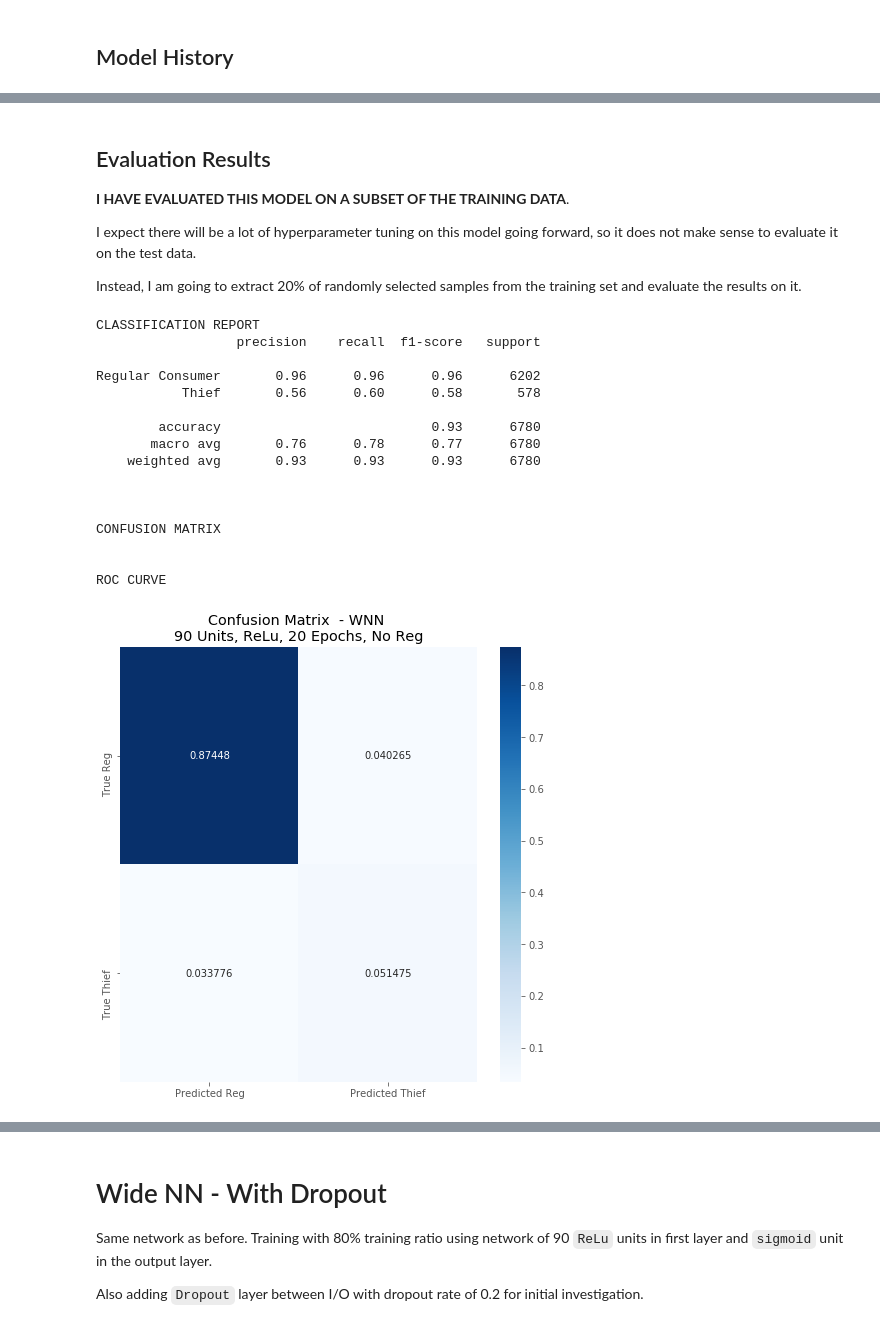
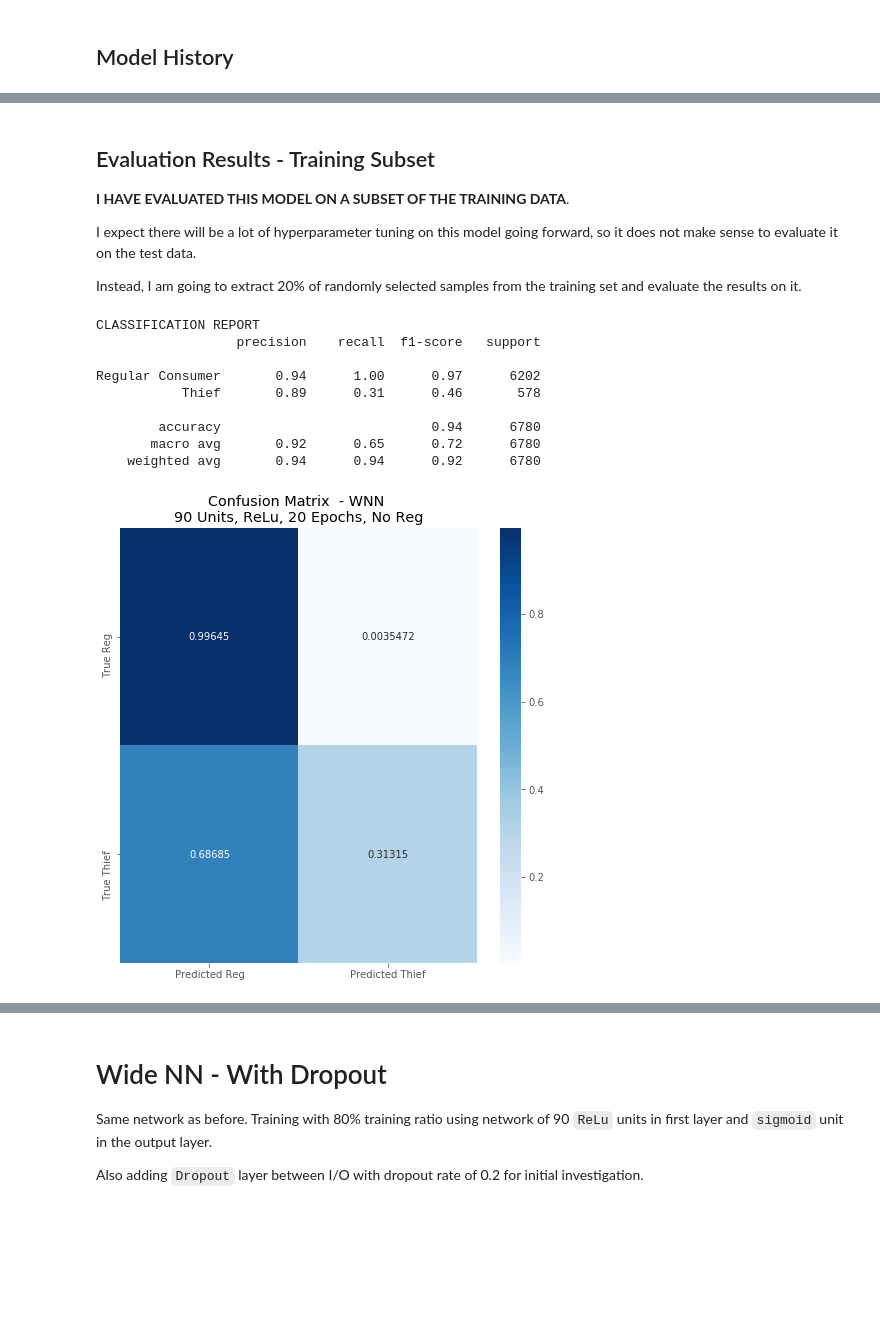
Before and after one commit to SMS-NED16/FYP-DL, a Jupyter notebook: fyp-assignments/06_Deep_Learning_Models/03_WNN_Zheng.ipynb, the cells around one changed output, grey strips where cells are left out. Saved outputs shown, nothing was run; the diff lists cells and outputs as text; code cells hidden in the pictures; blank space fills up the shorter version.

Commit message:
Fix ROC curve plotting for keras models

```diff
--- a/fyp-assignments/06_Deep_Learning_Models/03_WNN_Zheng.ipynb
+++ b/fyp-assignments/06_Deep_Learning_Models/03_WNN_Zheng.ipynb
@@ -49,7 +49,7 @@ Zheng has used `MinMax`, but my results show `Standard` to be more effective.
 
 You can also specify whether or not you want to compare the distribution of kWhs before and after scaling using the `plot_distributions` argument. **Plotting distributions will cause the function to take a little more time than usual to execute**.
 # %%
-def scale_features(X=kWhs, scaling_strategy='Standard', plot_distributions=False):
+def scale_features(X, scaling_strategy='Standard', plot_distributions=False):
   """Allows user to scale features for individual samples using specified scaling strategy.
   `Standard` - all features scaled to have mean 0, standard deviation of 1
   `MinMax` - all features scaled according to x - x_min / (x_max - x_min)
@@ -184,8 +184,9 @@ def get_classification_result(model, X_test, y_true, model_name=None,
 
   # ROC Curve
   plt.figure(figsize=(8, 8))
-  fpr, tpr, _ = roc_curve(y_true, y_pred, pos_label=1)
-  roc_auc = roc_auc_score(y_true, y_pred)
+  y_pred_keras = model.predict(X_test).ravel()
+  fpr, tpr, _ = roc_curve(y_true, y_pred_keras, pos_label=1)
+  roc_auc = roc_auc_score(y_true, y_pred_keras)
   plt.plot(fpr, tpr, lw=2, label='ROC Curve (area = %0.2f)' % roc_auc)
   plt.xlabel('False Positive Rate', fontsize=14)
   plt.ylabel('True Positive Rate', fontsize=14)
@@ -327,5 +328,5 @@ plot_history(history=wide_history,
 # %% [markdown]
-## Evaluation Results
+## Evaluation Results - Training Subset
 
 **I HAVE EVALUATED THIS MODEL ON A SUBSET OF THE TRAINING DATA**.
 
@@ -340,22 +341,16 @@ _, X_val, _, y_val = train_test_split(X_train, y_train,   # Splitting training d
                                       test_size=0.2)
 # %%
 get_classification_result(model=model, X_test=X_val, y_true=y_val,
-                          model_name='WNN \n90 Units, ReLu, 20 Epochs, No Reg')
+                          model_name='WNN \n90 Units, ReLu, 20 Epochs, No Reg',
+                          normalize_conf_mat='rows')
 # %% [output]
 CLASSIFICATION REPORT
                   precision    recall  f1-score   support
 
-Regular Consumer       0.96      0.96      0.96      6202
-           Thief       0.56      0.60      0.58       578
+Regular Consumer       0.94      1.00      0.97      6202
+           Thief       0.89      0.31      0.46       578
 
-        accuracy                           0.93      6780
-       macro avg       0.76      0.78      0.77      6780
-    weighted avg       0.93      0.93      0.93      6780
-
-
-
-CONFUSION MATRIX
-
-
-ROC CURVE
+        accuracy                           0.94      6780
+       macro avg       0.92      0.65      0.72      6780
+    weighted avg       0.94      0.94      0.92      6780
-[figure, old version]
+[figure, new version]
```
Also changed, not shown: parts of 7 cells of this notebook.
